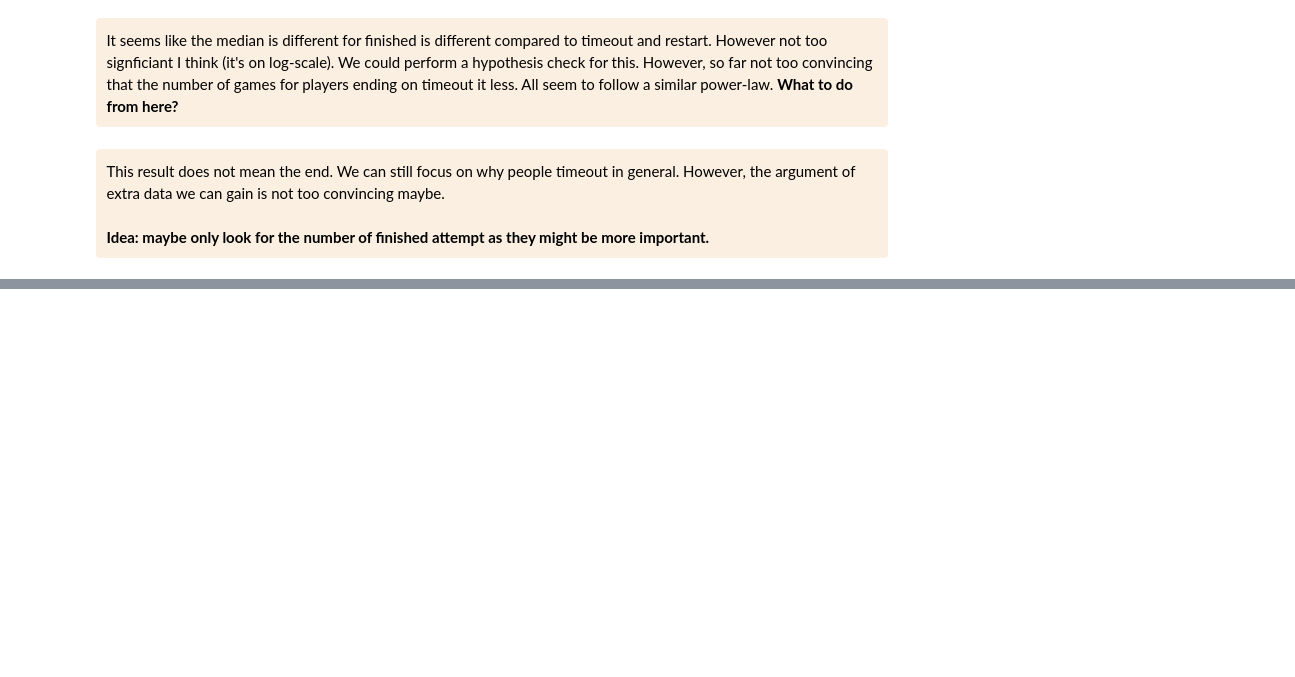
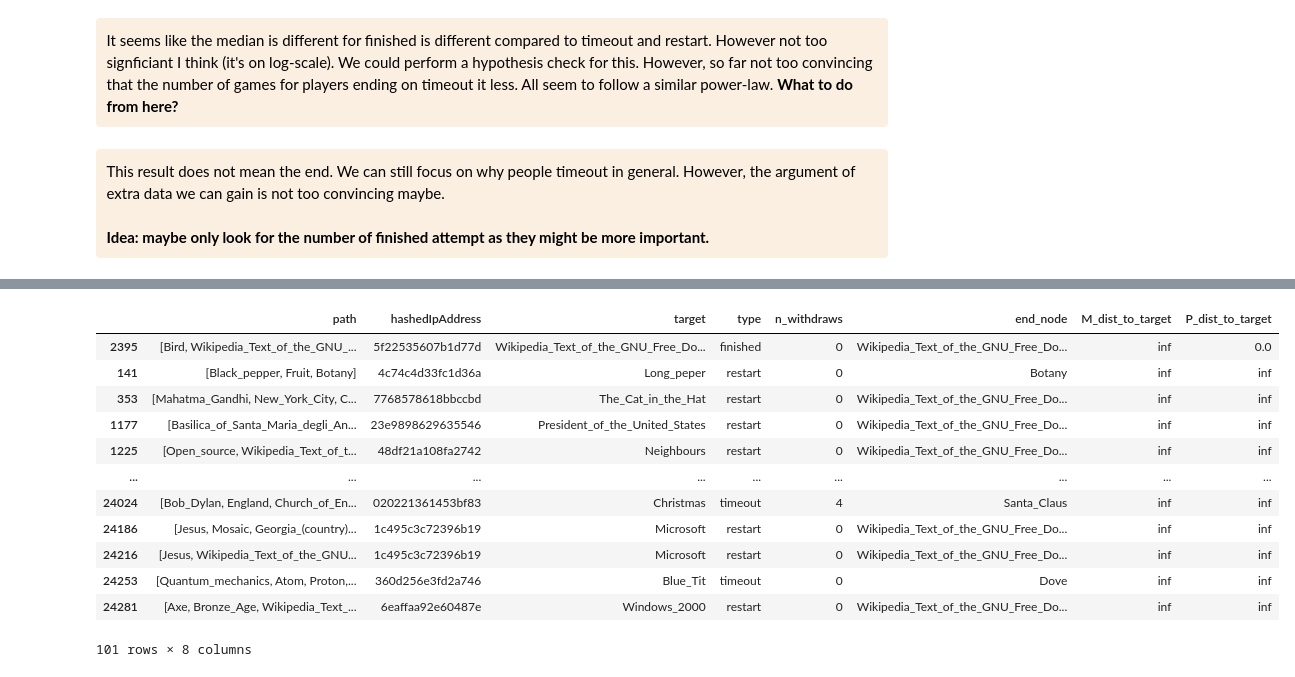
Before and after one commit to epfl-ada/ada-2022-project-7yobananaboy7, a Jupyter notebook: main.ipynb, the cells around one changed output, grey strips where cells are left out. Saved outputs shown, nothing was run; the diff lists cells and outputs as text; code cells hidden in the pictures; blank space fills up the shorter version.

Commit message:
Remaining distance analysis

```diff
--- a/main.ipynb
+++ b/main.ipynb
@@ -1096,0 +1112,47 @@ players_record['finished'] = players_record['type'].apply(lambda x: True if 'fin
+# %%
+def graph_dist(Graph, current_node, target_node):
+    try:
+        return nx.shortest_path_length(Graph,current_node,target_node)
+    except:
+        return np.inf
+
+def _parse_withdraw(path):
+    page_stack = []
+    parsed_path = []
+    time_withdraw = 0
+    for node in path:
+        if node != '<':
+            page_stack.append(node)
+        else:
+            page_stack.pop()
+            time_withdraw = time_withdraw +1
+        parsed_path.append(page_stack[-1])
+    return [parsed_path, time_withdraw]
+
+#Generate statics for each run of each player
+#Remaining distance to the target when timeout or restart
+end_node_df = pd.DataFrame(paths_all['path'].apply(lambda p: p.split(';')).apply(lambda pl: _parse_withdraw(pl)[0]))
+end_node_df['hashedIpAddress'] = paths_all['hashedIpAddress']
+end_node_df['target'] = paths_all['target']
+end_node_df['type'] = paths_all['type']
+end_node_df['n_withdraws'] = pd.DataFrame(paths_all['path'].apply(lambda p: p.split(';')).apply(lambda pl: _parse_withdraw(pl)[1]))
+end_node_df['end_node'] = end_node_df['path'].apply(lambda p: p[-1])
+end_node_df['M_dist_to_target'] = end_node_df[['end_node','target']].apply(lambda r: graph_dist(G_links, r[0], r[1]), axis = 1)
+end_node_df['P_dist_to_target'] = end_node_df[['end_node','target']].apply(lambda r: graph_dist(G_paths, r[0], r[1]), axis = 1)
+# %%
+#The runs that were theoretically impossible to complete without taking withdraws, meaning the player went into a dead end
+end_node_df[end_node_df['M_dist_to_target']==np.inf]
+# %% [output]
+|  | path | hashedIpAddress | target | type | n_withdraws | end_node | M_dist_to_target | P_dist_to_target |
+| 2395 | [Bird, Wikipedia_Text_of_the_GNU_... | 5f22535607b1d77d | Wikipedia_Text_of_the_GNU_Free_Do... | finished | 0 | Wikipedia_Text_of_the_GNU_Free_Do... | inf | 0.0 |
+| 141 | [Black_pepper, Fruit, Botany] | 4c74c4d33fc1d36a | Long_peper | restart | 0 | Botany | inf | inf |
+| 353 | [Mahatma_Gandhi, New_York_City, C... | 7768578618bbccbd | The_Cat_in_the_Hat | restart | 0 | Wikipedia_Text_of_the_GNU_Free_Do... | inf | inf |
+| 1177 | [Basilica_of_Santa_Maria_degli_An... | 23e9898629635546 | President_of_the_United_States | restart | 0 | Wikipedia_Text_of_the_GNU_Free_Do... | inf | inf |
+| 1225 | [Open_source, Wikipedia_Text_of_t... | 48df21a108fa2742 | Neighbours | restart | 0 | Wikipedia_Text_of_the_GNU_Free_Do... | inf | inf |
+| ... | ... | ... | ... | ... | ... | ... | ... | ... |
+| 24024 | [Bob_Dylan, England, Church_of_En... | 020221361453bf83 | Christmas | timeout | 4 | Santa_Claus | inf | inf |
+| 24186 | [Jesus, Mosaic, Georgia_(country)... | 1c495c3c72396b19 | Microsoft | restart | 0 | Wikipedia_Text_of_the_GNU_Free_Do... | inf | inf |
+| 24216 | [Jesus, Wikipedia_Text_of_the_GNU... | 1c495c3c72396b19 | Microsoft | restart | 0 | Wikipedia_Text_of_the_GNU_Free_Do... | inf | inf |
+| 24253 | [Quantum_mechanics, Atom, Proton,... | 360d256e3fd2a746 | Blue_Tit | timeout | 0 | Dove | inf | inf |
+| 24281 | [Axe, Bronze_Age, Wikipedia_Text_... | 6eaffaa92e60487e | Windows_2000 | restart | 0 | Wikipedia_Text_of_the_GNU_Free_Do... | inf | inf |
+101 rows × 8 columns
```
Also changed, not shown: parts of 9 cells of this notebook.
